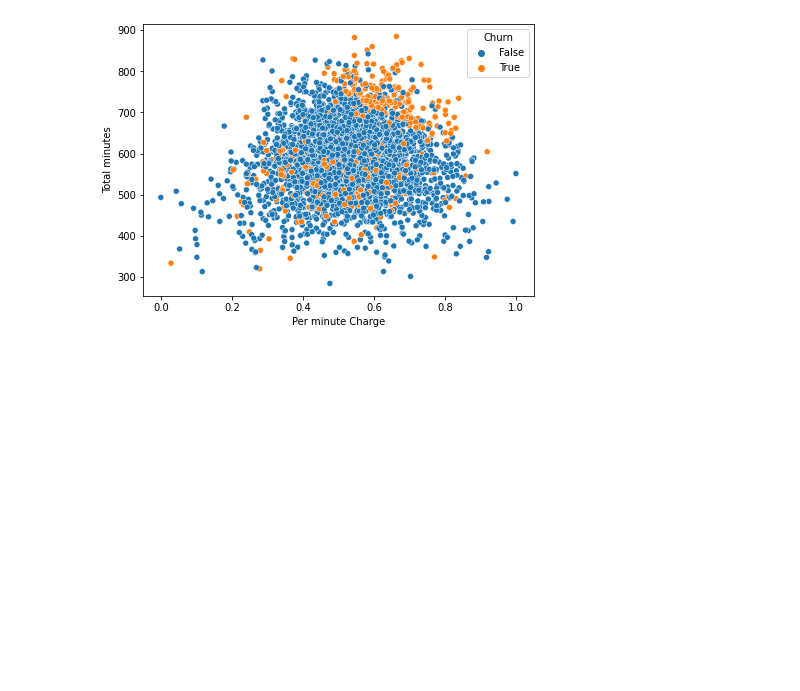
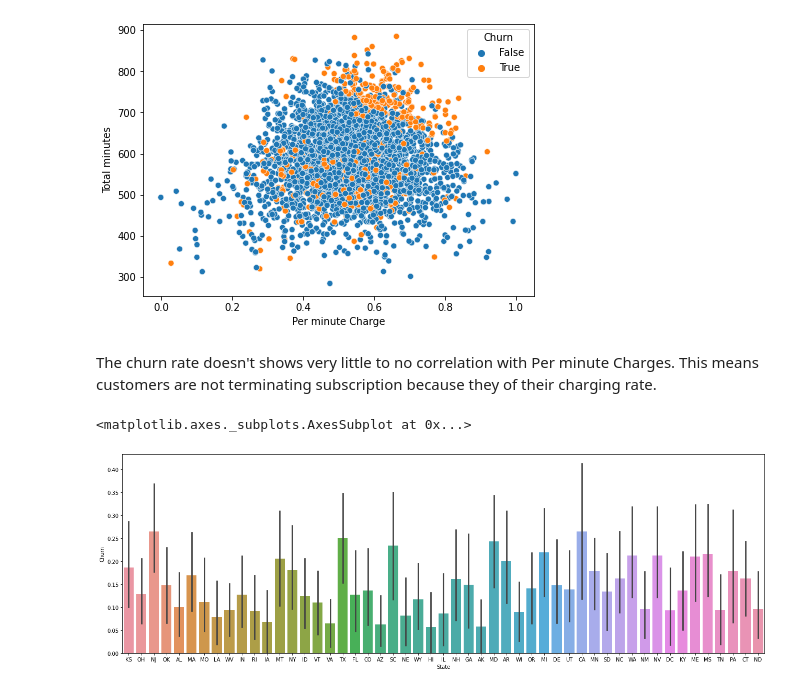
Before and after one commit to hetkothari/Telecom-Churn-Capstone-1, a Jupyter notebook: Telecom_Churn_Analysis_Capstone_Project.ipynb, the cells around one changed output. Drawn from its saved outputs; the diff is of its cells as text; code cells hidden in the pictures; blank space fills up the shorter version.

```diff
--- a/Telecom_Churn_Analysis_Capstone_Project.ipynb
+++ b/Telecom_Churn_Analysis_Capstone_Project.ipynb
@@ -332,3 +472,11 @@ sns.scatterplot(y="Total minutes",x ="Per minute Charge",hue = "Churn" ,data = d
 # %% [output]
 <matplotlib.axes._subplots.AxesSubplot at 0x...>
 [figure]
+# %% [markdown]
+The churn rate doesn't shows very little to no correlation with Per minute Charges. This means customers are not terminating subscription because they of their charging rate.
+# %%
+plt.figure(figsize=(22,7))
+sns.barplot(x='State',y='Churn', data=data)
+# %% [output]
+<matplotlib.axes._subplots.AxesSubplot at 0x...>
+[figure, added]
```
Also changed, not shown: parts of 53 cells of this notebook.
